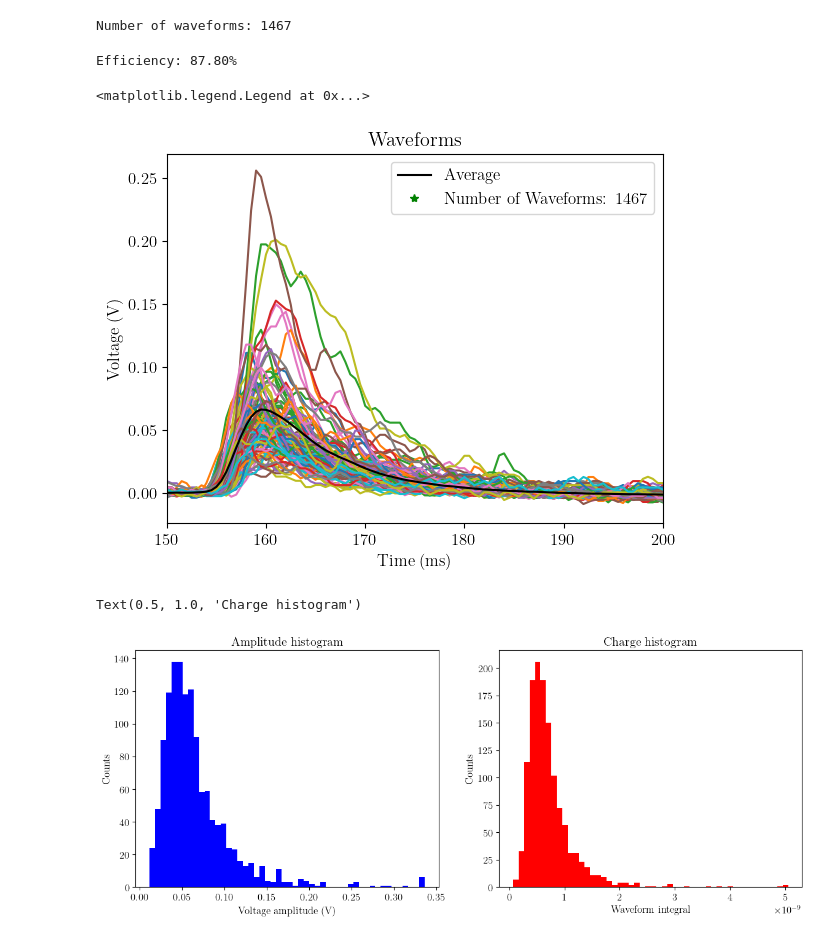
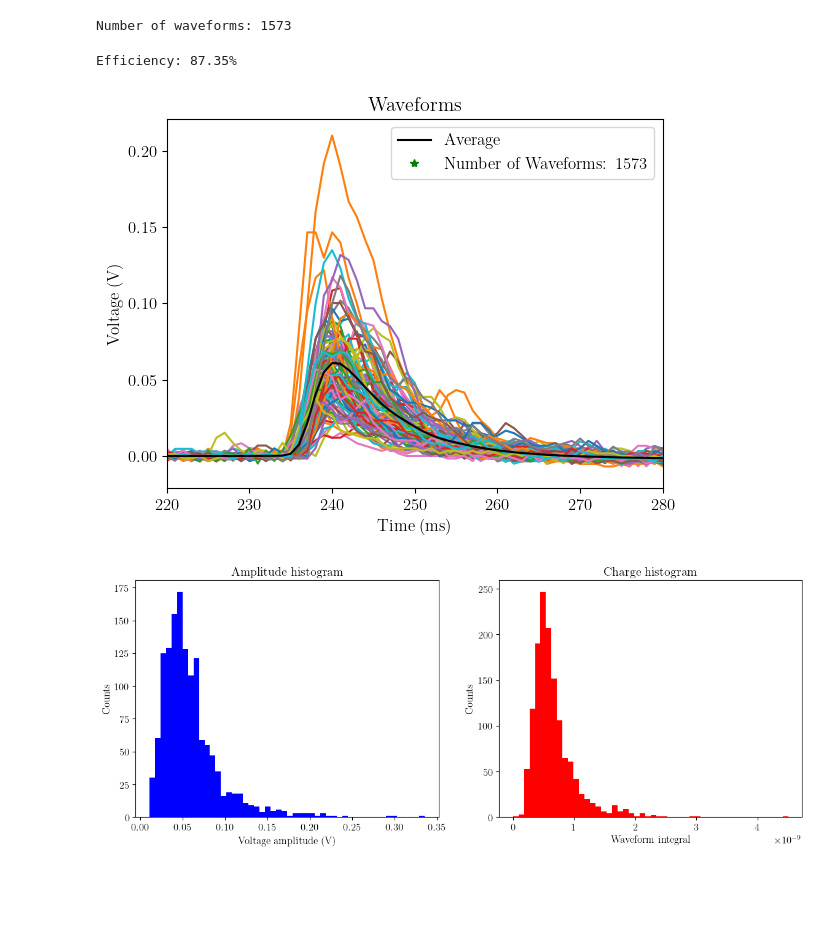
Before and after one commit to JoseCDS17/LabIV_UNIGE, a Jupyter notebook: Differents_PMs/SiPM_WaveformDataAnalysis.ipynb, the cells around one changed output. Saved outputs shown, nothing was run; the diff lists cells and outputs as text; code cells hidden in the pictures; blank space fills up the shorter version.

```diff
--- a/Differents_PMs/SiPM_WaveformDataAnalysis.ipynb
+++ b/Differents_PMs/SiPM_WaveformDataAnalysis.ipynb
@@ -10,7 +10,7 @@ matplotlib.rcParams['text.usetex'] = True
 matplotlib.rcParams['font.family'] = 'CM Roman'
 matplotlib.rcParams['font.size'] = 12
 # %%
-with open("./SiPM_wav.txt", "r", encoding="utf-8") as f:
+with open("./txt_data/SiPM_mirror_wav.txt", "r", encoding="utf-8") as f:
     lines = f.readlines()
 
 t = []
@@ -23,7 +23,7 @@ for line in lines:
 
 print(f'Number of waveforms: {len(voltage)}')
 # %% [output]
-Number of waveforms: 1467
+Number of waveforms: 1573
 # %%
 m = []
 for wav in voltage:
@@ -38,8 +38,10 @@ eff = len(index_dis)/len(m)
 print(f'Efficiency: {eff*100:0.2f}%')
 
 #discrimination
-int_low = 1.5e-7
-int_high = 1.8e-7
+'''int_low = 1.5e-7 #SiPM
+int_high = 1.8e-7'''
+int_low = 2.3e-7 #SiPM_mirror
+int_high = 2.6e-7
 m_dis = m[index_dis]
 
 voltage_dis     =   []
@@ -61,24 +63,25 @@ for i in range(len(voltage)):
 #average waveform
 wav_average = sum(voltage_dis)/len(voltage_dis)
 # %% [output]
-Efficiency: 87.80%
+Efficiency: 87.35%
 # %%
 #Figure
 fig ,ax = plt.subplots()
 
 for j in range(100):
     ax.plot(t_dis[j]*1e9, voltage_dis[j])
 
 ax.plot(t_dis[0]*1e9, wav_average,'k', label='Average')
 ax.plot([],[], '*',color='g', label=f'Number of Waveforms: {len(voltage)}')
-ax.set_xlim([150,200])
+ax.set_xlim([220,280])
 ax.set_xlabel('Time (ms)')
 ax.set_ylabel('Voltage (V)')
 ax.set_title('Waveforms')
 ax.legend()
+
+fig.savefig('../Images/SiPM_mirror_waveforms.pdf')
 # %% [output]
-<matplotlib.legend.Legend at 0x...>
-[figure, old version]
+[figure, new version]
 # %%
 bins = 50
 #Figure
@@ -98,6 +101,7 @@ ax2.hist(integral,bins = bins, color='r')
 ax2.set_xlabel('Waveform integral')
 ax2.set_ylabel('Counts')
 ax2.set_title('Charge histogram')
+
+fig.savefig('../Images/SiPM_mirror_histograms.pdf')
 # %% [output]
-Text(0.5, 1.0, 'Charge histogram')
-[figure, old version]
+[figure, new version]
```
Also changed, not shown: 7 other files.
